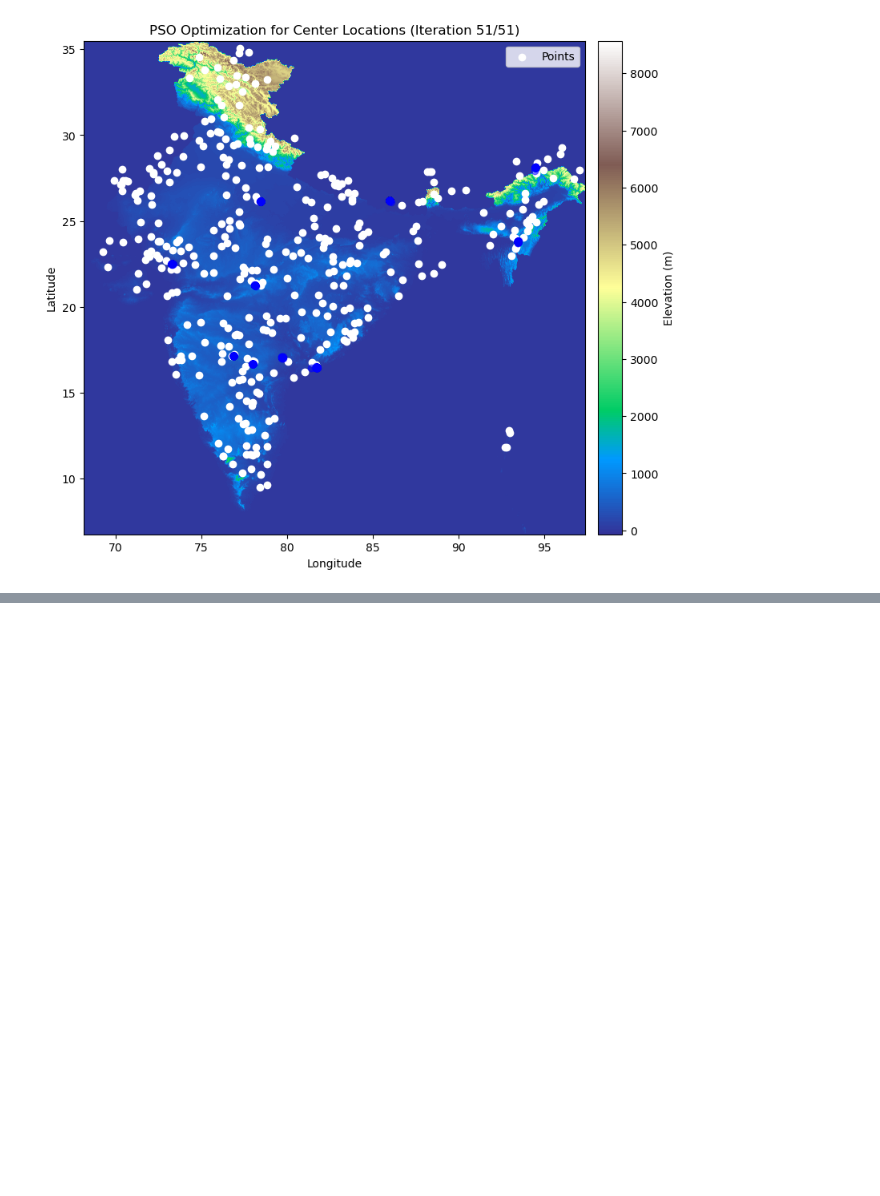
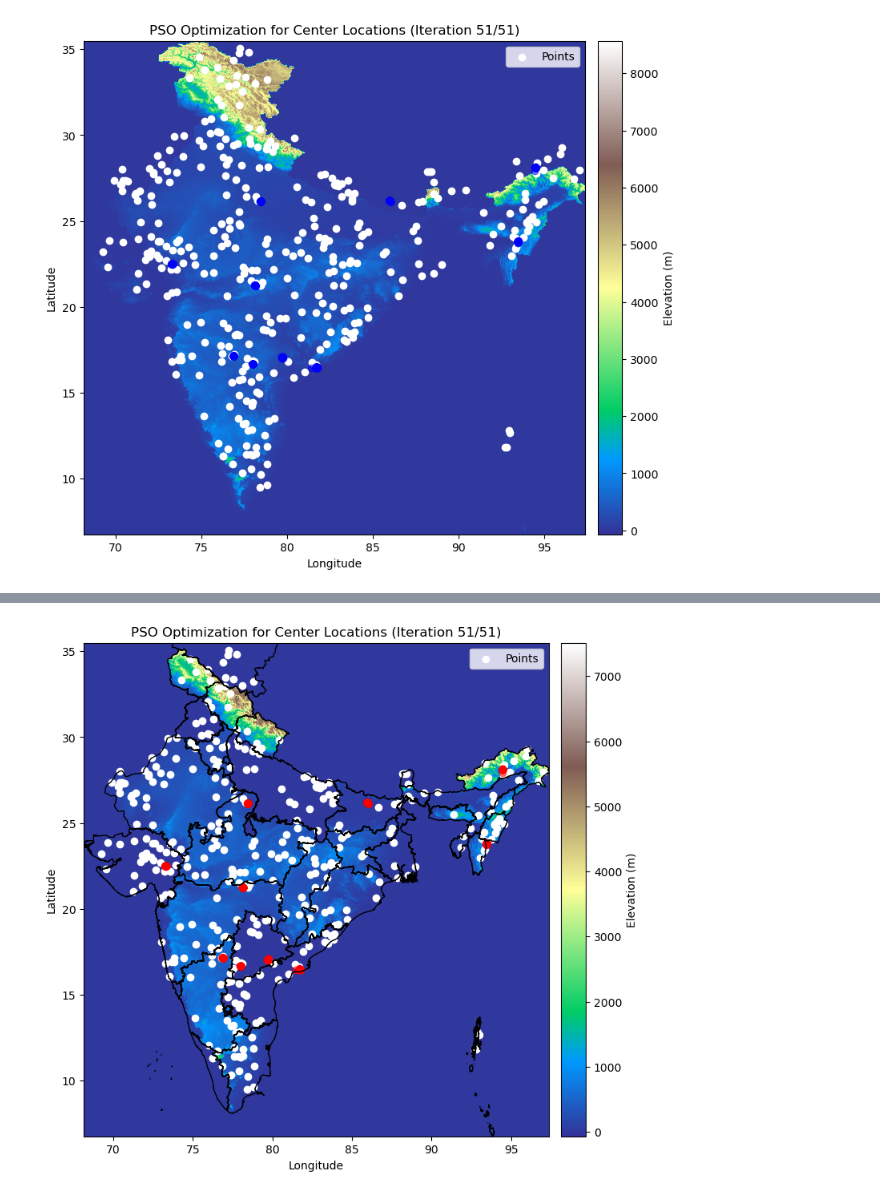
Before and after one commit to ParaDhim/PSO, a Jupyter notebook: test.ipynb, the cells around one changed output, grey strips where cells are left out. Saved outputs shown, nothing was run; the diff lists cells and outputs as text; code cells hidden in the pictures; blank space fills up the shorter version.

```diff
--- a/test.ipynb
+++ b/test.ipynb
@@ -301,0 +1031,94 @@ ani.save('pso_optimization_india.mp4', writer='ffmpeg', fps=10)
+# %%
+import numpy as np
+import matplotlib.pyplot as plt
+import rasterio
+from rasterio.features import geometry_mask
+from matplotlib.animation import FuncAnimation
+import pickle
+import geopandas as gpd
+
+# Define the file path to load the parameters
+param_file_path = 'pso_params_India.pkl'
+
+# Load the parametric information
+with open(param_file_path, 'rb') as f:
+    params = pickle.load(f)
+
+particle_history = params['particle_history']
+bounds = params['bounds']
+data = params['data']
+best_points = params['best_points']
+distance = params['distance']
+
+# Load the terrain data
+terrain_file = "/Users/parasdhiman/Desktop/DRDO/india_clipped.tif"  # Replace with your actual file path
+with rasterio.open(terrain_file) as src:
+    terrain_data = src.read(1)
+    transform = src.transform
+
+# Load the new shapefile
+shapefile_path = "/Users/parasdhiman/Desktop/DRDO/India__State_Boundary_2021_/India%3A_State_Boundary_2021_.shp"
+shapefile = gpd.read_file(shapefile_path)
+
+# Ensure both the raster and shapefile are in the same CRS
+if shapefile.crs != src.crs:
+    shapefile = shapefile.to_crs(src.crs)
+
+# Create a mask for the states of India
+india_shape = shapefile[shapefile['statename_'].notna()]
+india_mask = geometry_mask([india_shape.geometry.unary_union], transform=transform, invert=True, out_shape=terrain_data.shape)
+
+# Apply the mask: set areas outside India to black
+terrain_data_masked = np.where(india_mask, terrain_data, 0)
+
+# Create animation
+fig, ax = plt.subplots(figsize=(10, 8))
+
+# Calculate the extent based on the transform and shape of the raster
+extent = (transform[2], transform[2] + transform[0] * terrain_data.shape[1],
+          transform[5] + transform[4] * terrain_data.shape[0], transform[5])
+
+# Show the masked terrain data with custom elevation-based colormap
+terrain_image = ax.imshow(terrain_data_masked, extent=extent, cmap='terrain', origin='upper')
+
+# Add color bar for elevation
+cbar = plt.colorbar(terrain_image, ax=ax, orientation='vertical', pad=0.02)
+cbar.set_label('Elevation (m)')
+
+def update(frame):
+    ax.clear()
+    ax.imshow(terrain_data_masked, extent=extent, cmap='terrain', origin='upper')
+
+    ax.scatter(data[:, 1], data[:, 0], c='white', label='Points')
+
+    particles = particle_history[frame]
+    for particle in particles:
+        ax.scatter(particle[:, 1], particle[:, 0], c='red', alpha=0.5)
+
+    if frame == len(particle_history) - 1:
+        for center in best_points:
+            ax.scatter(center[1], center[0], c='red', marker='x', s=100, label='Center')
+            circle = plt.Circle((center[1], center[0]), distance / 111, color='blue', fill=False)
+            ax.add_artist(circle)
+
+    # Plot the border of India and states
+    shapefile.boundary.plot(ax=ax, linewidth=1, edgecolor='black')
+
+    ax.set_xlim(bounds[2], bounds[3])
+    ax.set_ylim(bounds[0], bounds[1])
+    ax.set_xlabel('Longitude')
+    ax.set_ylabel('Latitude')
+    ax.set_title(f'PSO Optimization for Center Locations (Iteration {frame + 1}/{len(particle_history)})')
+
+    cbar.set_label('Elevation (m)')
+
+    ax.legend()
+
+# Animate the PSO process
+ani = FuncAnimation(fig, update, frames=len(particle_history), interval=200)
+ani.save('pso_optimization_india.mp4', writer='ffmpeg', fps=10)
+
+# Show the animation
+plt.show()
+# %% [output]
+[figure, added]
```
Also changed, not shown: parts of 8 cells of this notebook.
